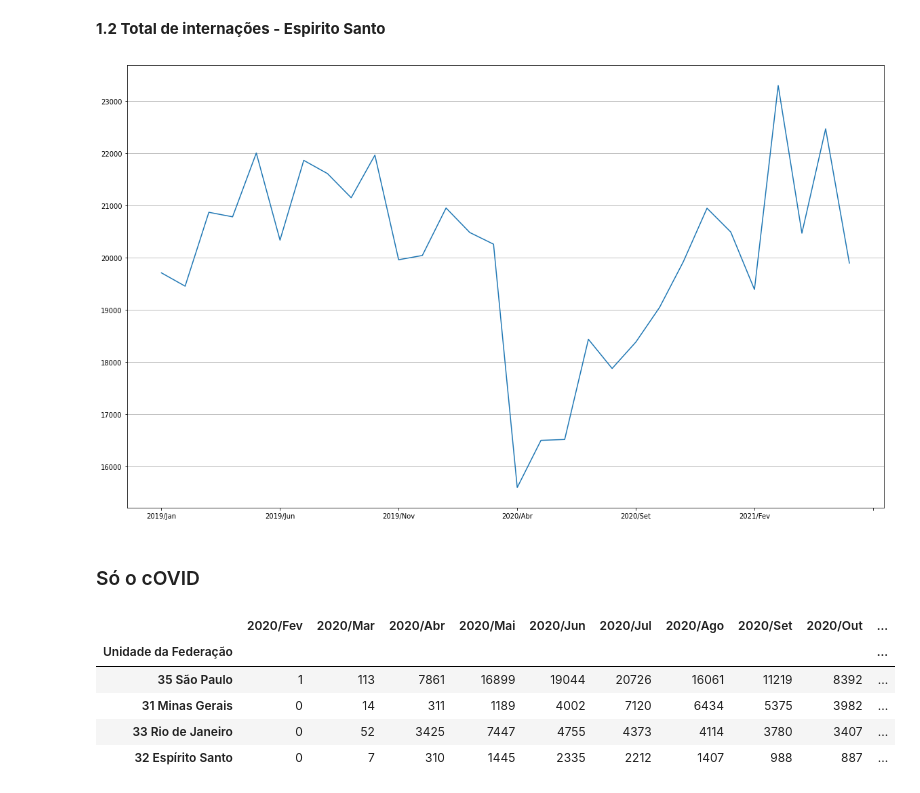
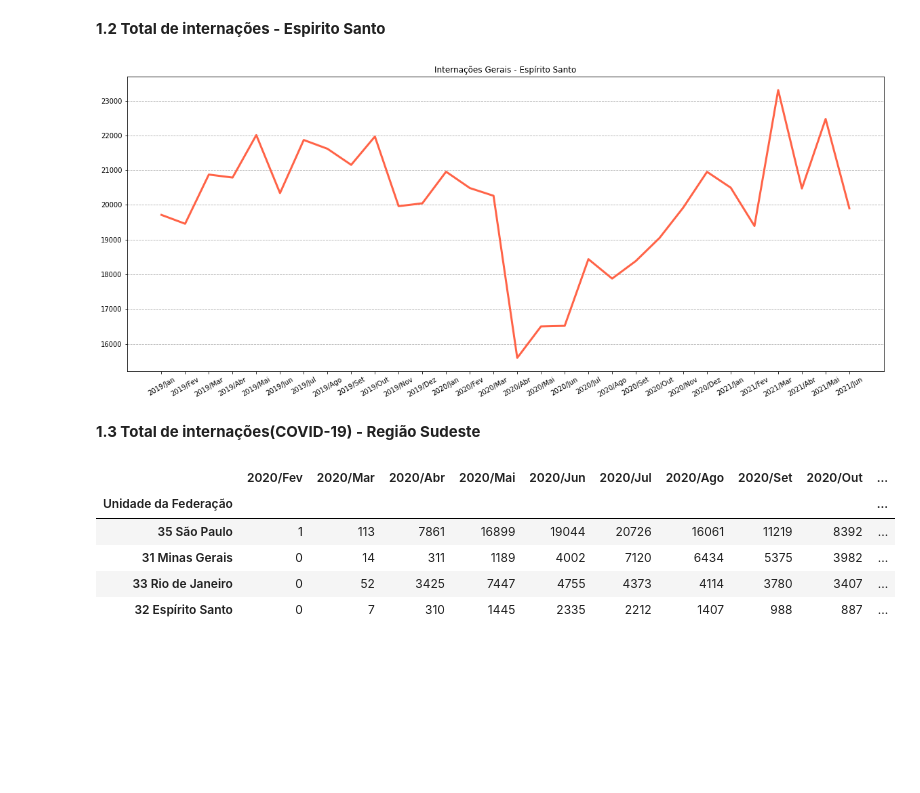
Before and after one commit to jhonnyribeiro/bootcamp-data-science, a Jupyter notebook: desafio_modulo_01.ipynb, the cells around one changed output. Drawn from its saved outputs; the diff is of its cells as text; code cells hidden in the pictures; blank space fills up the shorter version.

```diff
--- a/desafio_modulo_01.ipynb
+++ b/desafio_modulo_01.ipynb
@@ -48,11 +64,17 @@ plt.grid(axis="y")
 # %% [markdown]
 **1.2 Total de internações - Espirito Santo**
-# %%
-#Grafico Espirito Santo
-internacao_geral.T['32 Espírito Santo'].plot(figsize=(20,12))
-plt.grid(axis="y")
-# %% [output]
-[figure, removed]
-# %% [markdown]
-### Só o  cOVID
+# %%
+# GRÁFICO INTERNAÇÕES TOTAIS - ESPÍRITO SANTO
+
+plt.figure(figsize=(20,8))
+plt.title('Internações Gerais - Espírito Santo')
+ax = plt.plot(internacao_geral.T['32 Espírito Santo'].index, internacao_geral.T['32 Espírito Santo'].values, color = 'tomato',linewidth=3.0)
+plt.tick_params(axis="x",labelrotation = 30)
+plt.grid(axis="y", ls='--')
+# %% [output]
+[figure, added]
+# %% [markdown]
+
+
+**1.3 Total de internações(COVID-19) - Região Sudeste**
 # %%
```
Also changed, not shown: parts of 25 cells of this notebook.
